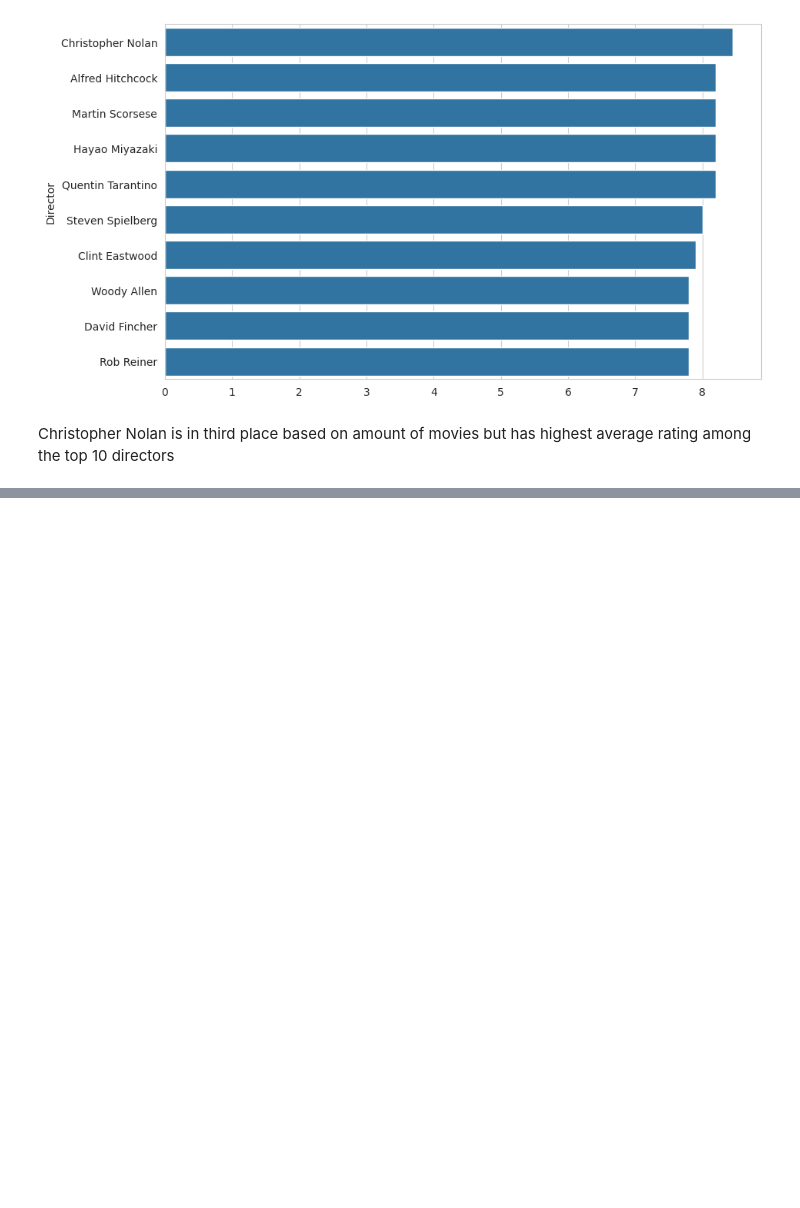
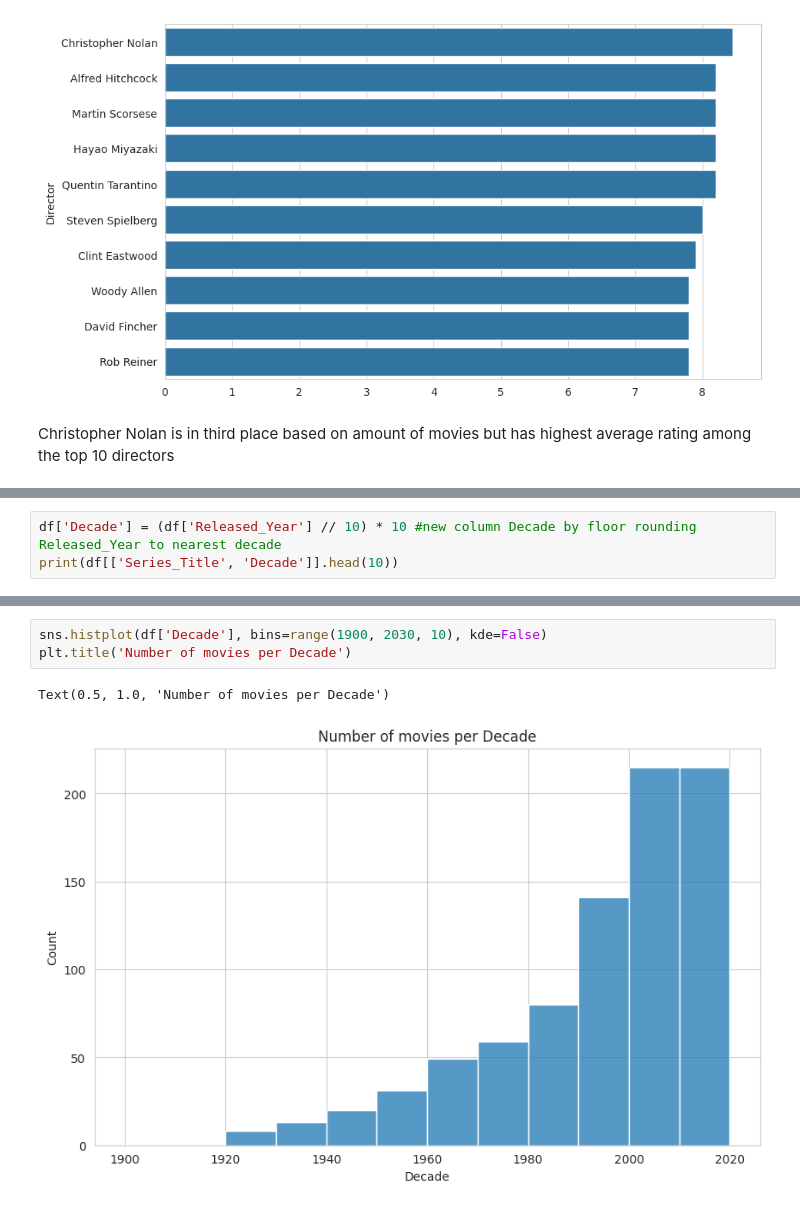
Before and after one commit to rahulkrishna-s/imdb-eda-notebooks, a Jupyter notebook: notebooks/imdb_eda.ipynb, the cells around one changed output, grey strips where cells are left out. Cells and saved outputs as stored; diff of their text form; blank space fills up the shorter version.

```diff
--- a/notebooks/imdb_eda.ipynb
+++ b/notebooks/imdb_eda.ipynb
@@ -417,0 +439,3 @@ Christopher Nolan is in third place based on amount of movies but has highest av
+# %%
+df['Decade'] = (df['Released_Year'] // 10) * 10 #new column Decade by floor rounding Released_Year to nearest decade
+print(df[['Series_Title', 'Decade']].head(10))
@@ -417,0 +454,6 @@ Christopher Nolan is in third place based on amount of movies but has highest av
+# %%
+sns.histplot(df['Decade'], bins=range(1900, 2030, 10), kde=False)
+plt.title('Number of movies per Decade')
+# %% [output]
+Text(0.5, 1.0, 'Number of movies per Decade')
+[figure, added]
```
Also changed, not shown: parts of 8 cells of this notebook.
